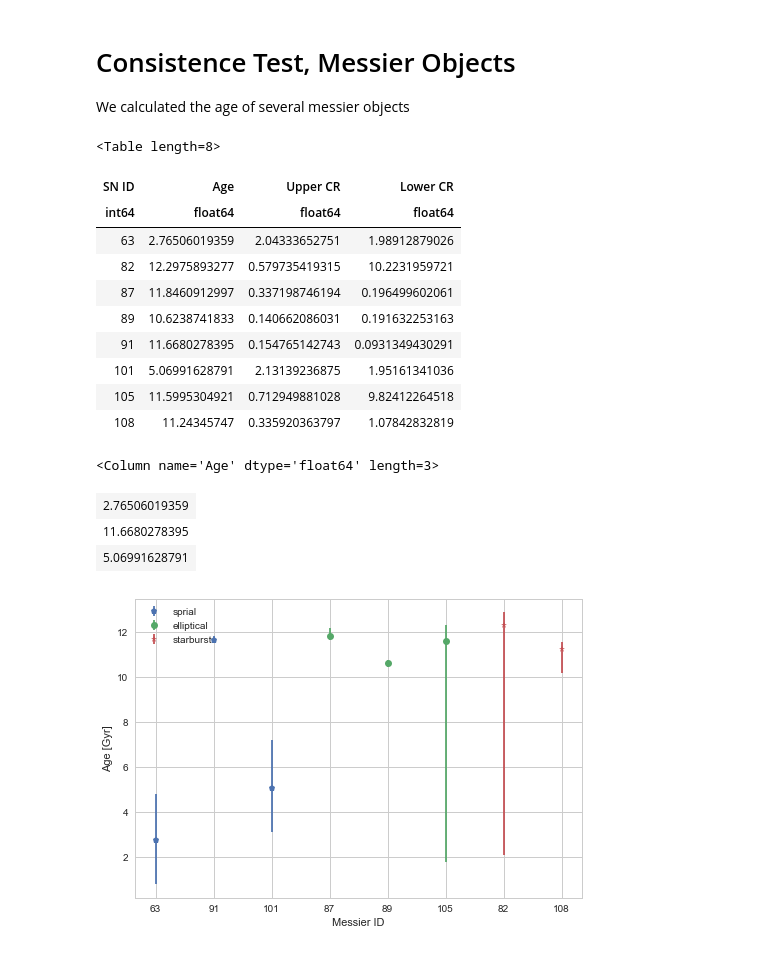
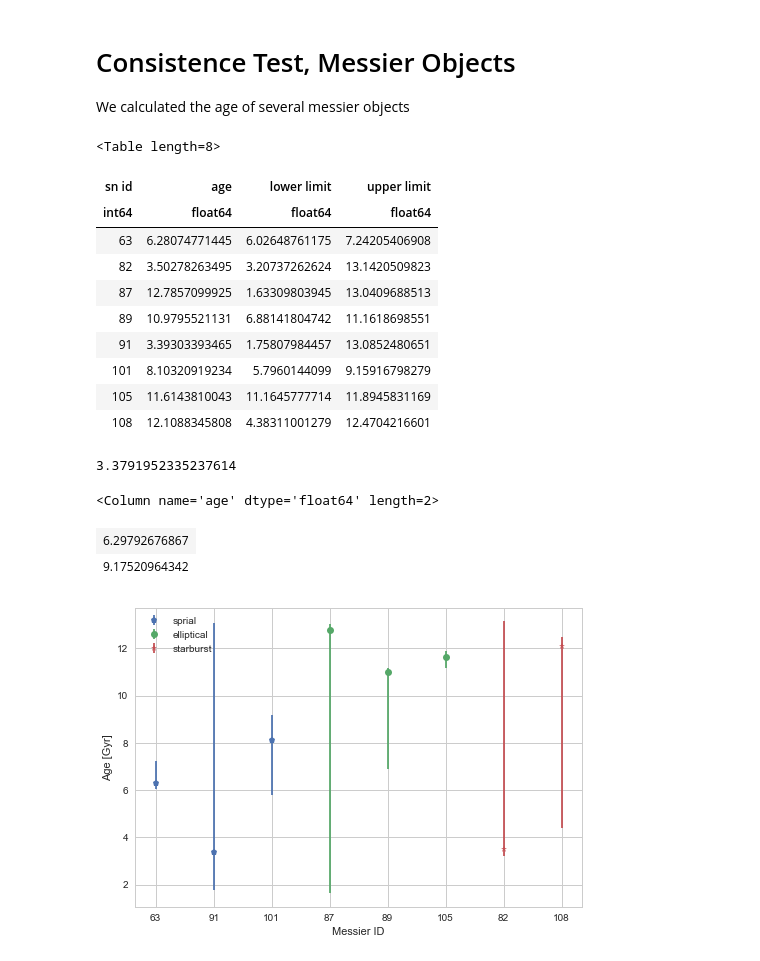
Before and after one commit to benjaminrose/MC-Age, a Jupyter notebook: figures/Consistence-Test-Messier-Objects.ipynb, the cells around one changed output. Drawn from its saved outputs; the diff is of its cells as text; code cells hidden in the pictures.

```diff
--- a/figures/Consistence-Test-Messier-Objects.ipynb
+++ b/figures/Consistence-Test-Messier-Objects.ipynb
@@ -11,21 +11,27 @@ import seaborn as sns
 # %%
 filepath = '../resources/ages_messier.tsv'
 data = Table.read(filepath, format='ascii.commented_header', delimiter='\t')
-data['SN ID'] = data['SN ID'].astype(int)    # Convert SN ID from float
+data['sn id'] = data['sn id'].astype(int)    # Convert SN ID from float
+data.sort('sn id')
 # %%
 data
 # %% [output]
 <Table length=8>
-| SN ID | Age | Upper CR | Lower CR |
+| sn id | age | lower limit | upper limit |
 | int64 | float64 | float64 | float64 |
-| 63 | 2.76506019359 | 2.04333652751 | 1.98912879026 |
-| 82 | 12.2975893277 | 0.579735419315 | 10.2231959721 |
-| 87 | 11.8460912997 | 0.337198746194 | 0.196499602061 |
-| 89 | 10.6238741833 | 0.140662086031 | 0.191632253163 |
-| 91 | 11.6680278395 | 0.154765142743 | 0.0931349430291 |
-| 101 | 5.06991628791 | 2.13139236875 | 1.95161341036 |
-| 105 | 11.5995304921 | 0.712949881028 | 9.82412264518 |
-| 108 | 11.24345747 | 0.335920363797 | 1.07842832819 |
+| 63 | 6.28074771445 | 6.02648761175 | 7.24205406908 |
+| 82 | 3.50278263495 | 3.20737262624 | 13.1420509823 |
+| 87 | 12.7857099925 | 1.63309803945 | 13.0409688513 |
+| 89 | 10.9795521131 | 6.88141804742 | 11.1618698551 |
+| 91 | 3.39303393465 | 1.75807984457 | 13.0852480651 |
+| 101 | 8.10320919234 | 5.7960144099 | 9.15916798279 |
+| 105 | 11.6143810043 | 11.1645777714 | 11.8945831169 |
+| 108 | 12.1088345808 | 4.38311001279 | 12.4704216601 |
+# %%
+data[0]['upper limit'] - data[0]['age']
+data[0]['age'] - data[0]['lower limit']
+# %% [output]
+3.3791952335237614
 # %%
 spiral = [63, 91, 101]
 elliptical = [87, 89, 105]
@@ -36,36 +42,35 @@ ell_ID = [2, 3, 6]
 sta_ID = [1, 7]
 # %%
 data[spi_ID]
-data['Age'][spi_ID]
+data['age'][spi_ID]
 # %% [output]
-<Column name='Age' dtype='float64' length=3>
+<Column name='age' dtype='float64' length=2>
-| 2.76506019359 |
-| 11.6680278395 |
-| 5.06991628791 |
+| 6.29792676867 |
+| 9.17520964342 |
 # %%
 sns.set_style("whitegrid")
 # %%
 plt.figure('messier')
-plt.errorbar([0,1,2], data['Age'][spi_ID],
-             yerr=[data['Lower CR'][spi_ID],
-                   data['Upper CR'][spi_ID]],
+plt.errorbar([0,1,2], data['age'][spi_ID],
+             yerr=[data['age'][spi_ID] - data['lower limit'][spi_ID] ,
+                   data['upper limit'][spi_ID] - data['age'][spi_ID]],
              fmt='p', label='sprial')
-plt.errorbar([3,4,5], data['Age'][ell_ID],
-             yerr=[data['Lower CR'][ell_ID],
-                   data['Upper CR'][ell_ID]],
+plt.errorbar([3,4,5], data['age'][ell_ID],
+             yerr=[data['age'][ell_ID] - data['lower limit'][ell_ID] ,
+                   data['upper limit'][ell_ID] - data['age'][ell_ID]],
              fmt='o', label='elliptical')
-plt.errorbar([6,7], data['Age'][sta_ID],
-             yerr=[data['Lower CR'][sta_ID],
-                   data['Upper CR'][sta_ID]],
+plt.errorbar([6,7], data['age'][sta_ID],
+             yerr=[data['age'][sta_ID] - data['lower limit'][sta_ID] ,
+                   data['upper limit'][sta_ID] - data['age'][sta_ID]],
              fmt='*', label='starburst')
 
 plt.xlabel('Messier ID')
 # no ide why I need the extra spacing
 plt.axes().set_xticklabels([0]+spiral+elliptical+starburst)
 plt.ylabel('Age [Gyr]')
 
 plt.legend(loc=2)
 plt.savefig('messierCalibration_temp.pdf')
 plt.show()
 # %% [output]
-[figure, old version]
+[figure, new version]
```
Also changed, not shown: 4 other files.
